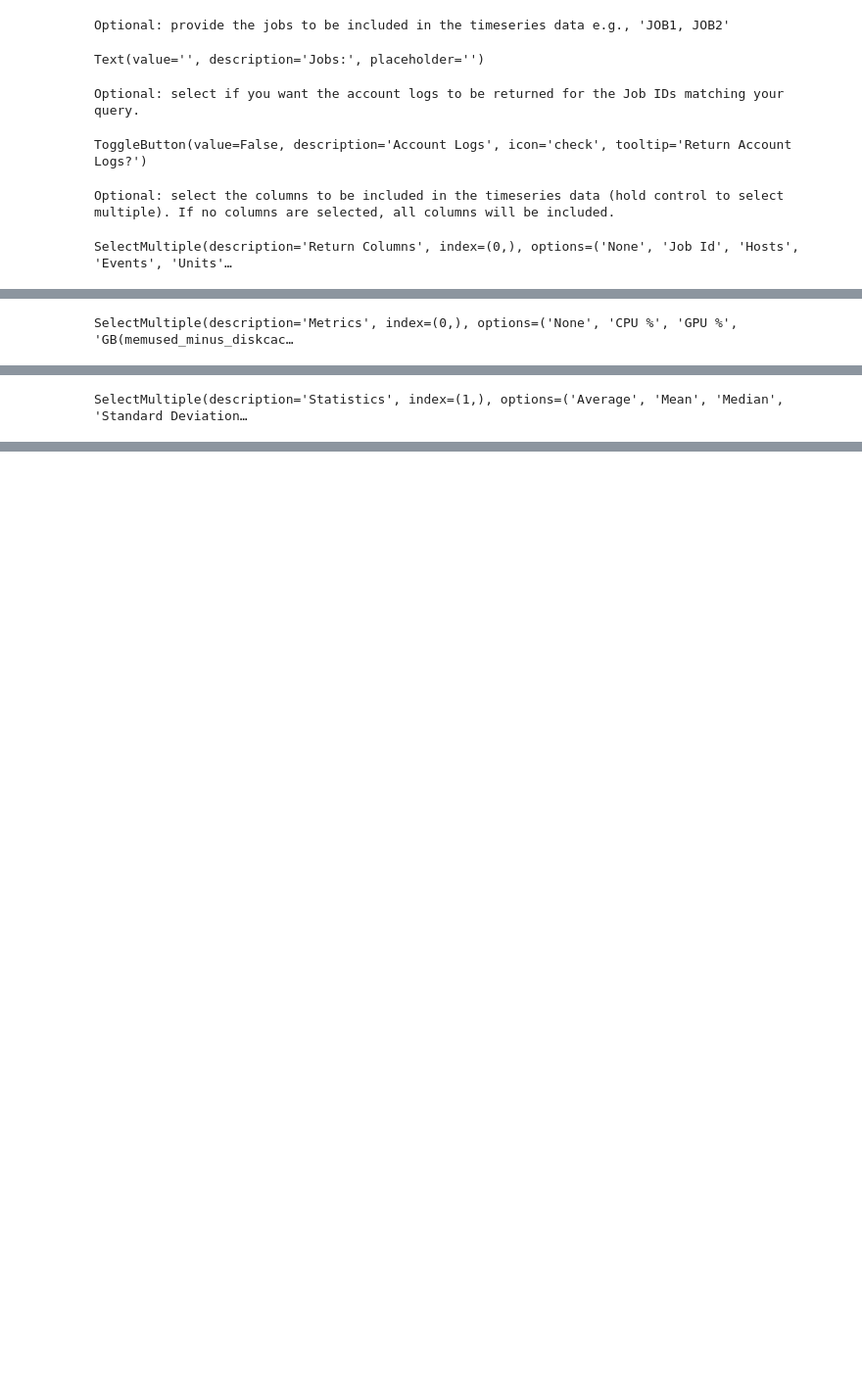
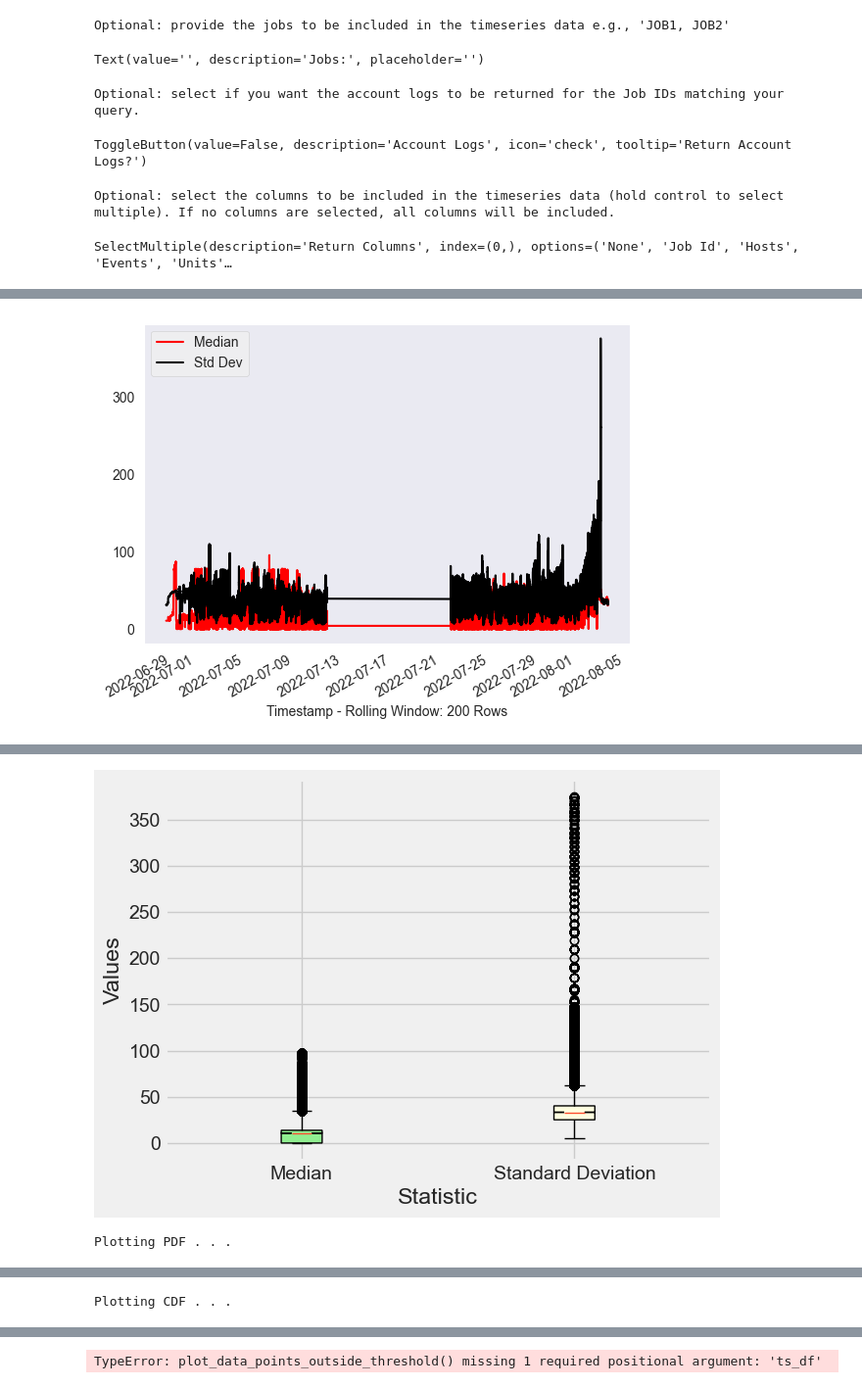
Before and after one commit to j-mckerracher/fresco-updates, a Jupyter notebook: Proposed-Updated-Analytics-Notebook-Design.ipynb, the cells around one changed output, grey strips where cells are left out. Shown at 98% size. Drawn from its saved outputs; the diff is of its cells as text; code cells hidden in the pictures; blank space fills up the shorter version.

Commit message:
Moving plots into their own functions

```diff
--- a/Proposed-Updated-Analytics-Notebook-Design.ipynb
+++ b/Proposed-Updated-Analytics-Notebook-Design.ipynb
@@ -329,9 +327,10 @@ time_series_df = time_series_df.sort_index()
 # account_log_df = account_log_df.sort_index()
 
 df_avg, df_mean, df_median, df_std = pd.DataFrame(), pd.DataFrame(), pd.DataFrame(), pd.DataFrame()
-time_map = {'Days': 'D', 'Hours': 'H', 'Minutes': 'T', 'Seconds': 'S'}
 
 pdf, cdf, ratio, rolling = False, False, False, False
+
+time_map = {'Days': 'D', 'Hours': 'H', 'Minutes': 'T', 'Seconds': 'S'}
 
 # Calculate stats:
 for choice in stats.value:
@@ -378,11 +377,7 @@ for choice in stats.value:
     if choice == "Ratio of Data Outside Threshold":
         ratio = True
 
-print("Plotting stats . . .")
-
-# ********************** basic stats plot formatting & show **********************
-
-# Display statistical data of the average, mean, median, and std dev dataframes (for each that have data)
+# Get choices and plot
 for choice in stats.value:
     if choice == "Average":
         if not rolling:
@@ -405,64 +400,44 @@ for choice in stats.value:
         else:
             df_std['Value'].plot(label='Std Dev', color='k')
 
+# ********************** basic stats plot formatting & show **********************
 if rolling:
-    x_axis_label = ""
-    if interval_type.value == "Count":
-        x_axis_label += f"Timestamp - Rolling Window: {time_value.value:,} Rows"
-    elif interval_type.value == "Time":
-        x_axis_label += f"Timestamp - Rolling Window: {time_value.value}{time_map[time_units.value]}"
-    else:
-        x_axis_label += "Timestamp"
+    nbf.plot_rolling_basic_stats(interval_type.value, time_value.value, time_units.value, unit_values)
 
-    y_axis_label = ""
-    if len(unit_values) > 0:
-        for key in unit_values.keys():
-            y_axis_label += f"{key} "
-
-
-    plt.gcf().autofmt_xdate()  # auto formats datetimes
-    plt.style.use('fivethirtyeight')
-    plt.legend(loc='upper left', fontsize="10")
-    plt.xlabel(x_axis_label)
-    plt.ylabel(y_axis_label)
-    plt.grid()
-    plt.show()
-
+# ********************** box and whisker plot **********************
+if rolling:
+    nbf.plot_box_and_whisker(df_avg, df_mean, df_std, df_median)
 
 # ********************** PDF plot formatting & show **********************
-
 if pdf:
-    print("Plotting PDF . . .")
-    time_series_df = time_series_df.dropna()
-    sns.histplot(time_series_df['Value'], kde=True)
-    plt.title('Probability Density Function (PDF)')
-    plt.show()
+    nbf.plot_pdf(time_series_df.copy())
 
 # ********************** CDF plot formatting & show **********************
 if cdf:
-    print("Plotting CDF . . .")
-    time_series_df = time_series_df.dropna()
-    sns.histplot(time_series_df['Value'], cumulative=True, element="step", fill=False)
-    plt.title('Cumulative Distribution Function (CDF)')
-    plt.show()
+    nbf.plot_cdf(time_series_df.copy())
+
+# ********************** Ratio of Data Outside Threshold plot **********************
+if ratio:
+    nbf.plot_data_points_outside_threshold(ratio_threshold.value, time_series_df.copy())
 
 # Give the user the option to calculate correlations
 print("If you would like to explore correlations among metrics and statistics, select from the options below:")
 
 correlations = widgets.SelectMultiple(
     options=['None', 'CPU %', 'GPU %', 'GB(memused_minus_diskcache)', 'GB(memused)', 'GB/s', 'MB/s'],
     value=['None'],
     description='Metrics',
     disabled=False
 )
 
 stats = widgets.SelectMultiple(
     options=['Average', 'Mean', 'Median', 'Standard Deviation', 'PDF', 'CDF', 'Ratio of Data Outside Threshold'],
     value=['Mean'],
     description='Statistics',
     disabled=False
 )
 
 display(correlations, stats)
 # %% [output]
+[figure, added]
 Plotting stats . . .
@@ -472 +444,2 @@ If you would like to explore correlations among metrics and statistics, select f
+[figure, added]
-SelectMultiple(description='Metrics', index=(0,), options=('None', 'CPU %', 'GPU %', 'GB(memused_minus_diskcac…
+Plotting PDF . . .
@@ -473 +447 @@ SelectMultiple(description='Metrics', index=(0,), options=('None', 'CPU %', 'GPU
-SelectMultiple(description='Statistics', index=(1,), options=('Average', 'Mean', 'Median', 'Standard Deviation…
+Plotting CDF . . .
@@ -474,3 +449,4 @@ SelectMultiple(description='Statistics', index=(1,), options=('Average', 'Mean',
+TypeError: plot_data_points_outside_threshold() missing 1 required positional argument: 'ts_df'
 # %%
 # -------------- CELL 7 --------------
 
```
Also changed, not shown: parts of 4 cells of this notebook, 2 other files.
